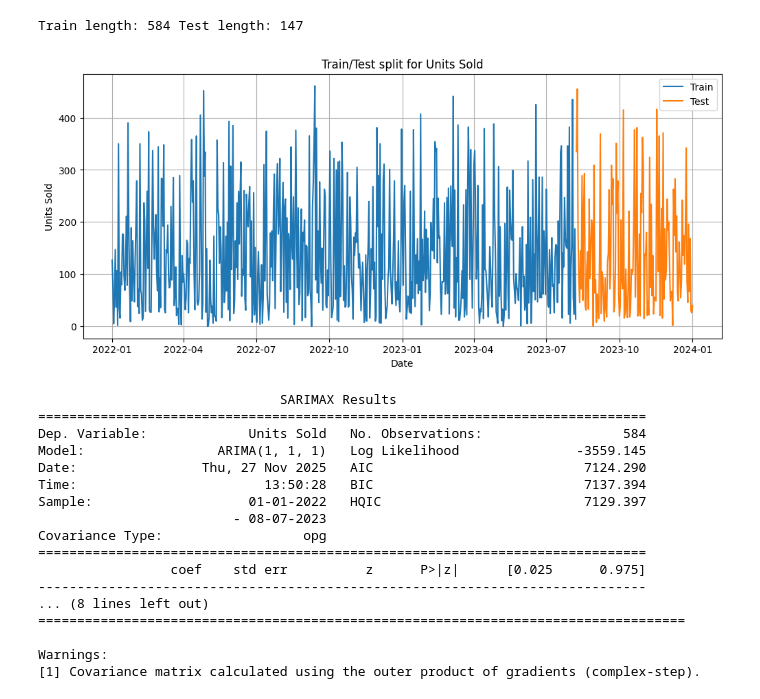
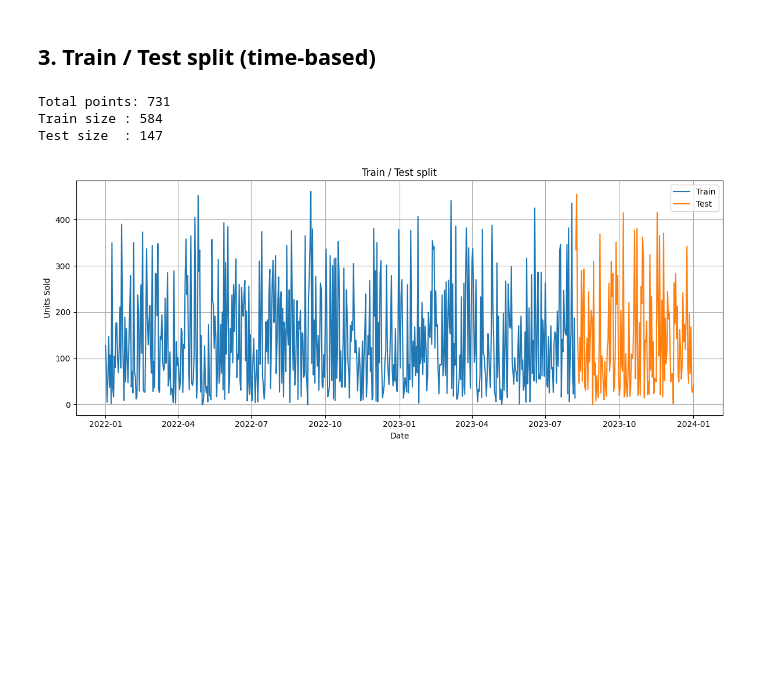
Before and after one commit to uit-ntn/retail-inventory-forecasting, a Jupyter notebook: Models/ARIMA.ipynb, the cells around one changed output. Drawn from its saved outputs; the diff is of its cells as text; code cells hidden in the pictures; blank space fills up the shorter version.

Commit message:
update: arima and prophet

```diff
--- a/Models/ARIMA.ipynb
+++ b/Models/ARIMA.ipynb
@@ -170,12 +0,0 @@ Reject H0: series is stationary.
-# %%
-
-fig, ax = plt.subplots(2, 1, figsize=(12, 8))
-plot_acf(df["Diff_1"].dropna(), lags=40, ax=ax[0])
-ax[0].set_title("ACF of first difference")
-plot_pacf(df["Diff_1"].dropna(), lags=40, ax=ax[1], method="ywm")
-ax[1].set_title("PACF of first difference")
-plt.tight_layout()
-plt.show()
-
-p, d, q = 1, 1, 1
-print("Using ARIMA order:", (p, d, q))
@@ -185,42 +227,29 @@ Using ARIMA order: (1, 1, 1)
+# %% [markdown]
+## 3. Train / Test split (time-based)
 # %%
 
-ts = df[target_col].copy()
+y = ts_df[target_col].astype(float)
 
-train_size = int(len(ts) * 0.8)
-train, test = ts.iloc[:train_size], ts.iloc[train_size:]
+n = len(y)
+train_size = int(n * TRAIN_FRACTION)
+train = y.iloc[:train_size]
+test = y.iloc[train_size:]
 
-print("Train length:", len(train), "Test length:", len(test))
+print(f"Total points: {n}")
+print(f"Train size : {len(train)}")
+print(f"Test size  : {len(test)}")
 
-plt.figure()
-plt.plot(train.index, train, label="Train")
-plt.plot(test.index, test, label="Test")
-plt.title(f"Train/Test split for {target_col}")
+plt.figure(figsize=(12, 5))
+plt.plot(train.index, train.values, label="Train")
+plt.plot(test.index, test.values, label="Test")
+plt.title("Train / Test split")
 plt.xlabel("Date")
 plt.ylabel(target_col)
 plt.legend()
+plt.tight_layout()
 plt.show()
-
-model = ARIMA(train, order=(p, d, q))
-model_fit = model.fit()
-
-print(model_fit.summary())
 # %% [output]
-Train length: 584 Test length: 147
+Total points: 731
+Train size : 584
+Test size  : 147
-[figure, old version]
+[figure, new version]
-                               SARIMAX Results
-==============================================================================
-Dep. Variable:             Units Sold   No. Observations:                  584
-Model:                 ARIMA(1, 1, 1)   Log Likelihood               -3559.145
-Date:                Thu, 27 Nov 2025   AIC                           7124.290
-Time:                        13:50:28   BIC                           7137.394
-Sample:                    01-01-2022   HQIC                          7129.397
-                         - 08-07-2023
-Covariance Type:                  opg
-==============================================================================
-                 coef    std err          z      P>|z|      [0.025      0.975]
-------------------------------------------------------------------------------
-... (8 lines left out)
-===================================================================================
-
-Warnings:
-[1] Covariance matrix calculated using the outer product of gradients (complex-step).
```
Also changed, not shown: parts of 23 cells of this notebook, 11 other files.
